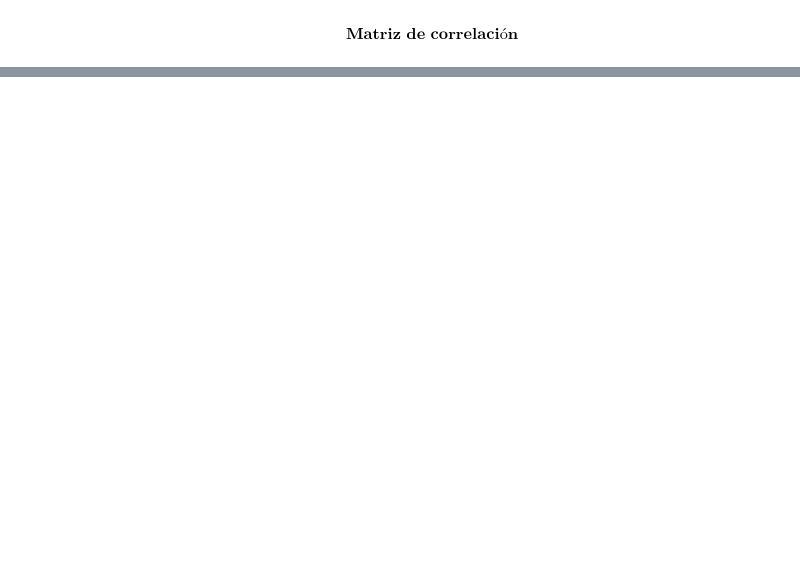
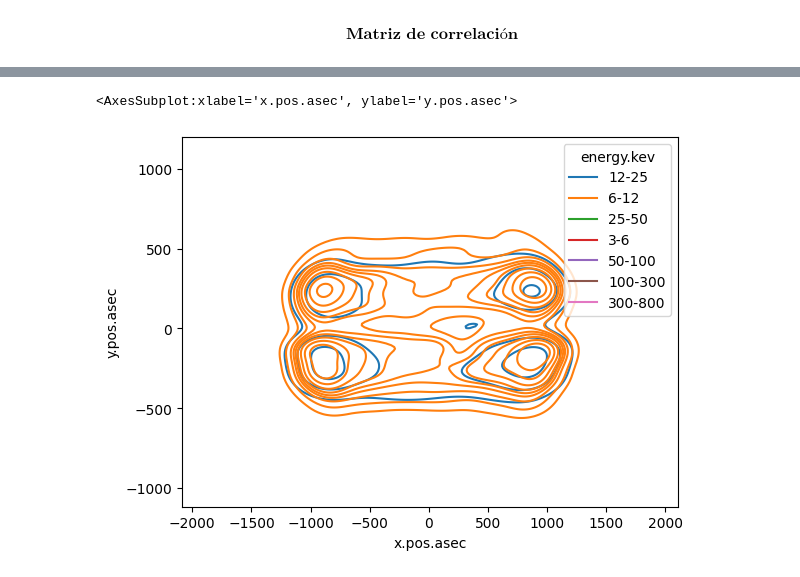
Before and after one commit to Exploratory-Data-Analiysis/Exam_1, a Jupyter notebook: ParcialFC.ipynb, the cells around one changed output, grey strips where cells are left out. Saved outputs shown, nothing was run; the diff lists cells and outputs as text; code cells hidden in the pictures; blank space fills up the shorter version.

Commit message:
agregue un kde plot para las posiciones ya despues del parcial solo por el amor al deporte, estoy seguro que hay algo ahi tal vez solo no tenemos la herramientas correctas

```diff
--- a/ParcialFC.ipynb
+++ b/ParcialFC.ipynb
@@ -230,0 +209,5 @@ sns.kdeplot(dffx.sort_values('Datetime'),x='log.x',hue='energy.kev')
+# %%
+sns.kdeplot(data=dff,x='x.pos.asec',y='y.pos.asec',hue='energy.kev')
+# %% [output]
+<AxesSubplot:xlabel='x.pos.asec', ylabel='y.pos.asec'>
+[figure, added]
```
Also changed, not shown: parts of 8 cells of this notebook.
